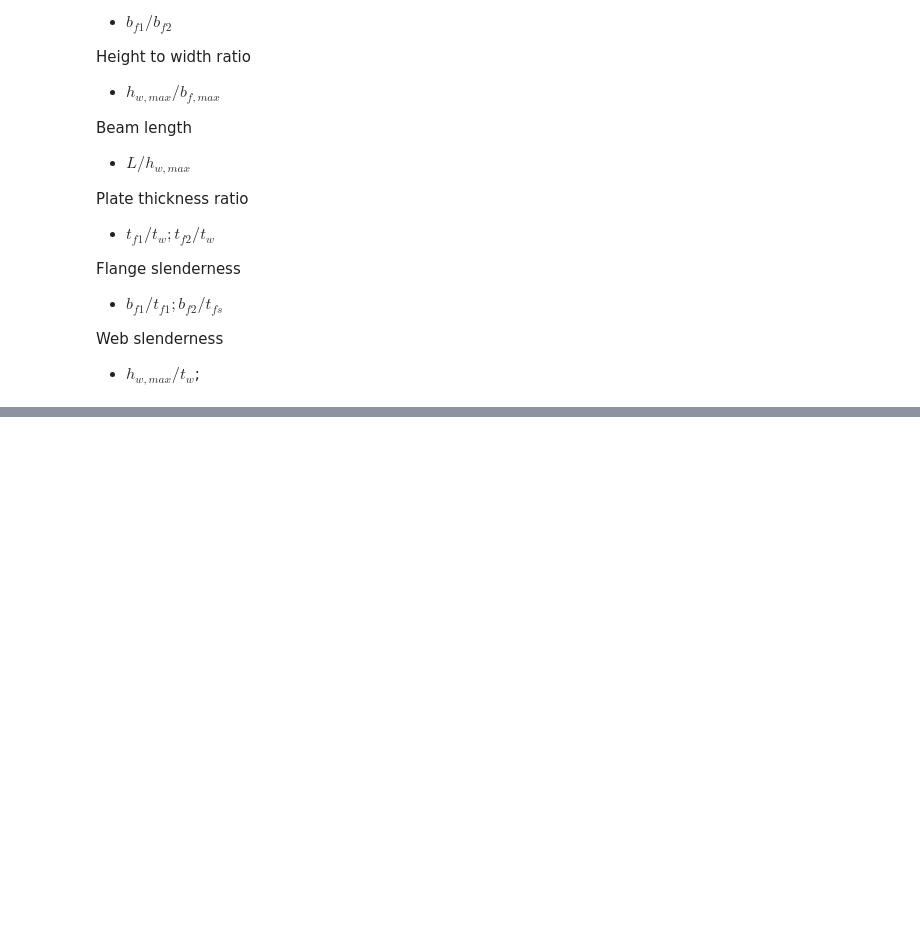
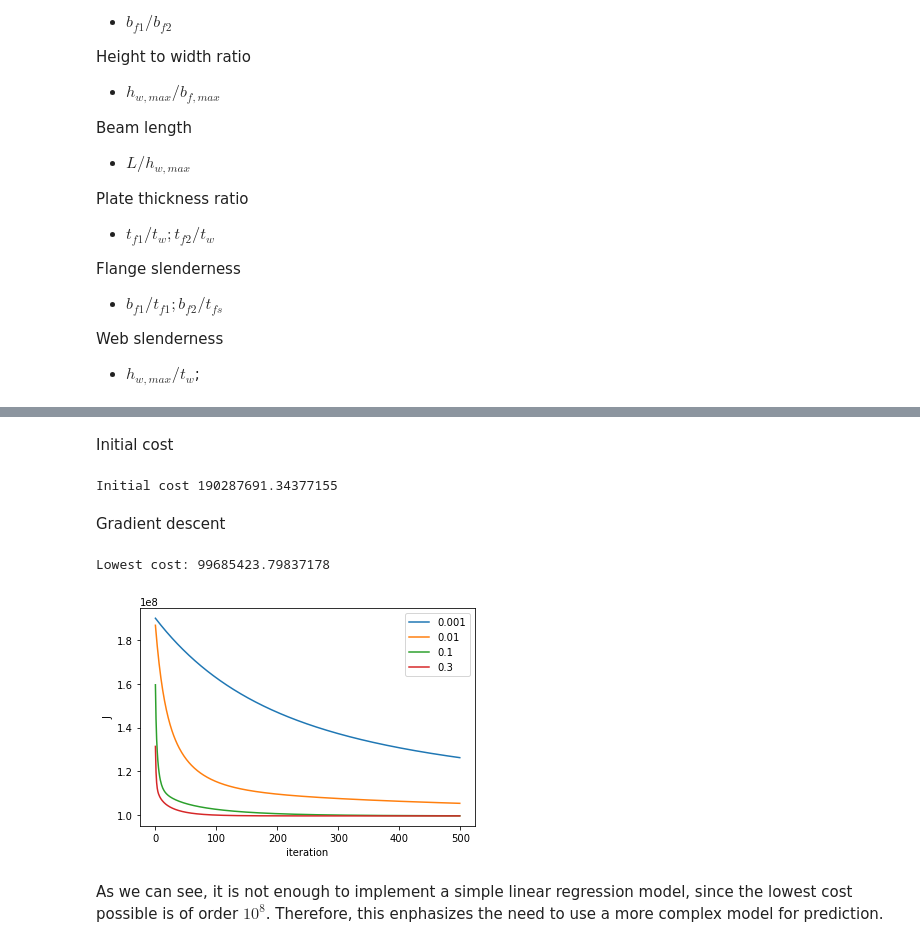
Before and after one commit to mishasilva01/FAA_project2, a Jupyter notebook: script.ipynb, the cells around one changed output, grey strips where cells are left out. Saved outputs shown, nothing was run; the diff lists cells and outputs as text; code cells hidden in the pictures; blank space fills up the shorter version.

```diff
--- a/script.ipynb
+++ b/script.ipynb
@@ -157,0 +260,52 @@ X_poly_feat.shape
+# %%
+X = df_extended.drop(columns = "y").values
+y = df_extended["y"].values
+
+# number of samples (m) and features (n)
+m = X.shape[0]
+n = X.shape[1] + 1
+
+# reshaping y
+y = y.reshape(m, 1)
+
+# normalization
+X_norm, mean, std = featureNormalization(X)
+X_norm = np.append(np.ones((m,1)), X_norm, axis = 1)
+# %% [markdown]
+Initial cost
+# %%
+# initializing theta vector
+theta = np.zeros((n, 1))
+
+Cost = computeCost(X_norm, y, theta)
+print("Initial cost", Cost)
+# %% [output]
+Initial cost 190287691.34377155
+# %% [markdown]
+Gradient descent
+# %%
+initial_theta = np.zeros((n, 1))
+alpha = [0.001, 0.01, 0.1, 0.3]
+theta_J = dict()
+num_iters = 500
+
+for i in range(len(alpha)):
+    theta, J_history = gradientDescent(X_norm, y, initial_theta, alpha[i], num_iters)
+    var = {}
+    var[0] = theta
+    var[1] = J_history
+    theta_J[i] = var
+# %%
+plt.figure()
+for i in range(len(alpha)):
+    plt.plot(theta_J[i][1])
+plt.legend(alpha)
+plt.xlabel("iteration")
+plt.ylabel("J")
+
+print("Lowest cost:", theta_J[3][1][-1])
+# %% [output]
+Lowest cost: 99685423.79837178
+[figure, added]
+# %% [markdown]
+As we can see, it is not enough to implement a simple linear regression model, since the lowest cost possible is of order $10^8$. Therefore, this enphasizes the need to use a more complex model for prediction.
```
Also changed, not shown: parts of 18 cells of this notebook.
